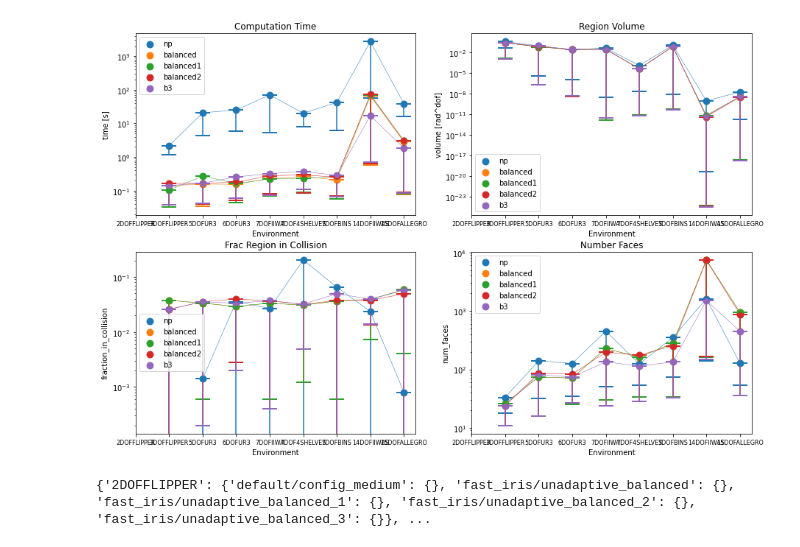
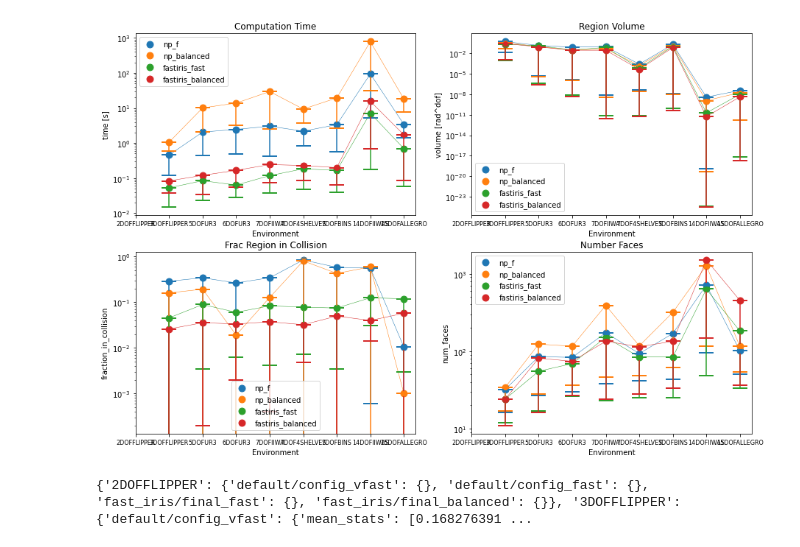
Before and after one commit to wernerpe/iris_benchmarks, a Jupyter notebook: plot.ipynb, the cells around one changed output. Saved outputs shown, nothing was run; the diff lists cells and outputs as text; code cells hidden in the pictures.

```diff
--- a/plot.ipynb
+++ b/plot.ipynb
@@ -17,9 +17,10 @@ stat_titles = ['Computation Time', 'Region Volume', 'Frac Region in Collision',
 default_configs_to_plot = [#'config_1',
                            #'config_2',
                         #    'config_3',
-                        #'config_vfast',
-                        #'config_fast',
-                        'config_medium',
+                        'config_vfast', #use this
+                        'config_fast',
+                        #'config_medium',
+                        #'config_precise',
                            ]
 data = {}
 for e in env_names:
@@ -49,15 +50,28 @@ experiments_to_add = [
     #'fast_iris/config_2',
     #'fast_iris/unadaptive_test_cfg_0',
     #'fast_iris/unadaptive_newtest_cfg_1'
-    'fast_iris/unadaptive_balanced',
-    'fast_iris/unadaptive_balanced_1',
-    'fast_iris/unadaptive_balanced_2',
-    'fast_iris/unadaptive_balanced_3',
     #'fast_iris/unadaptive_fast_cl',
+    #'fast_iris/unadaptive_fast_final_3', #use this
+    #'fast_iris/unadaptive_fast_final_3_mixing',
+    #'fast_iris/unadaptive_fast_final_3',
+    #'fast_iris/unadaptive_fast_mixing_2',
+    #'fast_iris/unadaptive_fast_mixing_3',
+    'fast_iris/final_fast',
+    'fast_iris/final_balanced',
+    #'fast_iris/unadaptive_balanced_1',
+    #'fast_iris/unadaptive_balanced_2',
+    #'fast_iris/unadaptive_balanced_3',
+    #'fast_iris/unadaptive_precise_1',
+    #'fast_iris/unadaptive_precise_fix',
+    #'fast_iris/unadaptive_precise_fix_2',
+    #'fast_iris/unadaptive_precise_2',
+    #'fast_iris/unadaptive_precise_3',
+    #'fast_iris/unadaptive_precise_4',
+    # 'fast_iris/unadaptive_fast_cl',
     # 'fast_iris/unadaptive_fast_2',
     # 'fast_iris/unadaptive_fast_3',
     ]
-names = ['np','balanced','balanced1','balanced2', 'b3', 'f3']
+names = ['np_f','np_balanced','fastiris_fast', 'fastiris_balanced', 'final','f3','fm', 'fm2','b3','pf2', 'p4']
 #"['2DOFFLIPPER_641ed63424.pkl', '3DOFFLIPPER_a33a92c6d1.pkl']
 
 for exp_name in experiments_to_add:
@@ -140,6 +154,6 @@ print(data)
 {'regions': [<pydrake.geometry.optimization.HPolyhedron object at 0x...>, <pydrake.geometry.optimization.HPolyhedron object at 0x...>, <pydrake.geometry.optimization.HPolyhedron object at 0x...>, <pyd ...
 {'regions': [<pydrake.geometry.optimization.HPolyhedron object at 0x...>, <pydrake.geometry.optimization.HPolyhedron object at 0x...>, <pydrake.geometry.optimization.HPolyhedron object at 0x...>, <pyd ...
 {'regions': [<pydrake.geometry.optimization.HPolyhedron object at 0x...>, <pydrake.geometry.optimization.HPolyhedron object at 0x...>, <pydrake.geometry.optimization.HPolyhedron object at 0x...>, <pyd ...
 {'regions': [<pydrake.geometry.optimization.HPolyhedron object at 0x...>, <pydrake.geometry.optimization.HPolyhedron object at 0x...>, <pydrake.geometry.optimization.HPolyhedron object at 0x...>, <pyd ...
-[figure, old version]
+[figure, new version]
-{'2DOFFLIPPER': {'default/config_medium': {}, 'fast_iris/unadaptive_balanced': {}, 'fast_iris/unadaptive_balanced_1': {}, 'fast_iris/unadaptive_balanced_2': {}, 'fast_iris/unadaptive_balanced_3': {}}, ...
+{'2DOFFLIPPER': {'default/config_vfast': {}, 'default/config_fast': {}, 'fast_iris/final_fast': {}, 'fast_iris/final_balanced': {}}, '3DOFFLIPPER': {'default/config_vfast': {'mean_stats': [0.168276391 ...
```
Also changed, not shown: parts of 1 cell of this notebook, 20 other files.
